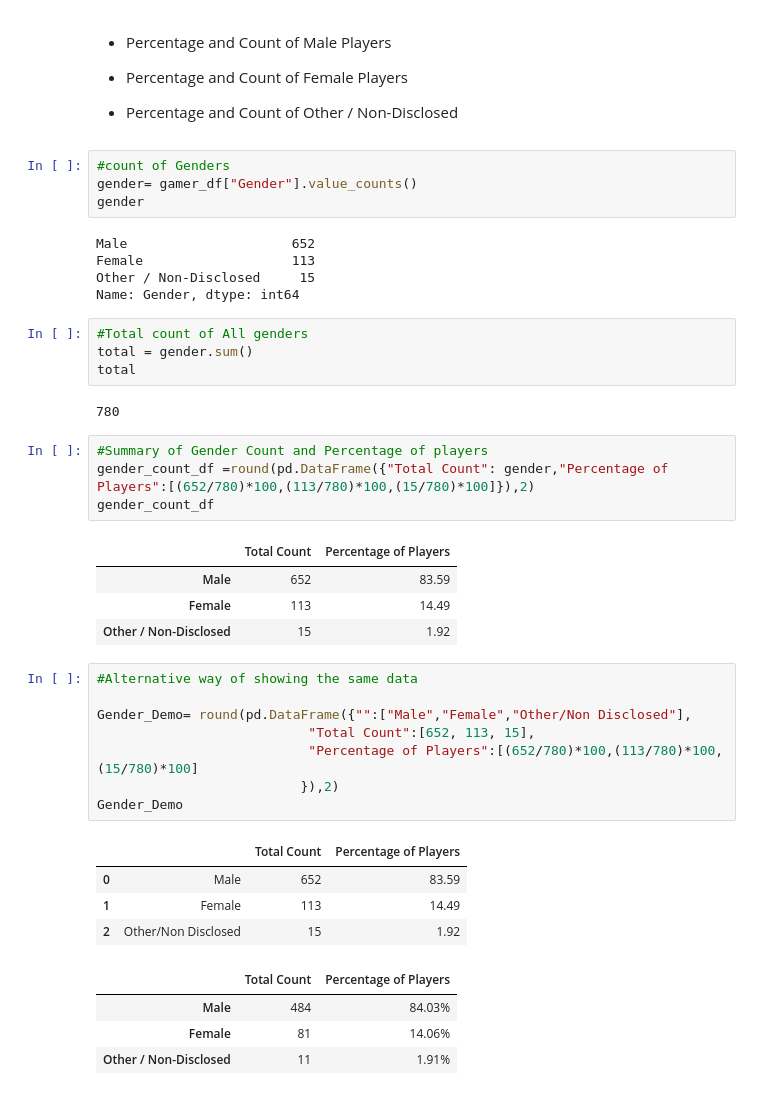
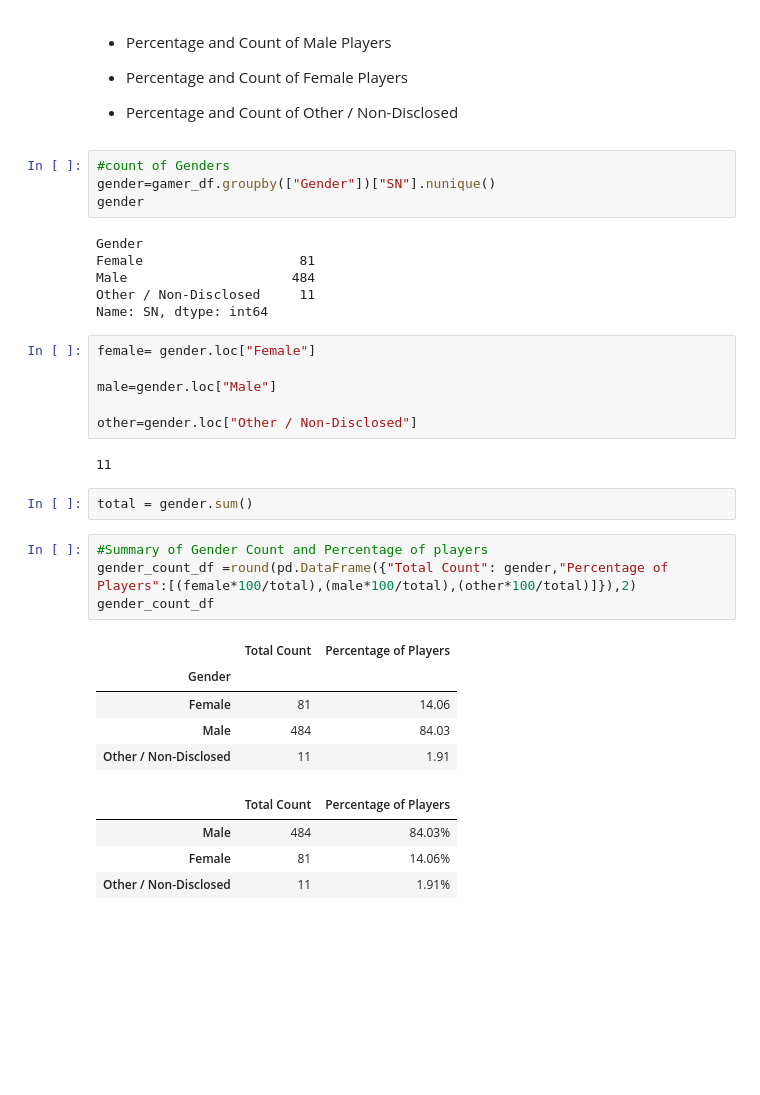
Before and after one commit to cdturner618/Panda-Challenge, a Jupyter notebook: HeroesOfPymoli/HeroesOfPymoli_starter.ipynb, the cells around one changed output. Saved outputs shown, nothing was run; the diff lists cells and outputs as text; blank space fills up the shorter version.

```diff
--- a/HeroesOfPymoli/HeroesOfPymoli_starter.ipynb
+++ b/HeroesOfPymoli/HeroesOfPymoli_starter.ipynb
@@ -102,41 +102,34 @@ Purchasing_Analysis
 * Percentage and Count of Other / Non-Disclosed
 # %%
 #count of Genders
-gender= gamer_df["Gender"].value_counts()
+gender=gamer_df.groupby(["Gender"])["SN"].nunique()
 gender
 # %% [output]
-Male                     652
-Female                   113
-Other / Non-Disclosed     15
-Name: Gender, dtype: int64
+Gender
+Female                    81
+Male                     484
+Other / Non-Disclosed     11
+Name: SN, dtype: int64
-# %%
-#Total count of All genders
-total = gender.sum()
-total
-# %% [output]
-780
+# %%
+female= gender.loc["Female"]
+
+male=gender.loc["Male"]
+
+other=gender.loc["Other / Non-Disclosed"]
+# %% [output]
+11
+# %%
+total = gender.sum()
 # %%
 #Summary of Gender Count and Percentage of players
-gender_count_df =round(pd.DataFrame({"Total Count": gender,"Percentage of Players":[(652/780)*100,(113/780)*100,(15/780)*100]}),2)
+gender_count_df =round(pd.DataFrame({"Total Count": gender,"Percentage of Players":[(female*100/total),(male*100/total),(other*100/total)]}),2)
 gender_count_df
 # %% [output]
 |  | Total Count | Percentage of Players |
-| Male | 652 | 83.59 |
-| Female | 113 | 14.49 |
-| Other / Non-Disclosed | 15 | 1.92 |
+| Gender |  |  |
+| Female | 81 | 14.06 |
+| Male | 484 | 84.03 |
+| Other / Non-Disclosed | 11 | 1.91 |
-# %%
-#Alternative way of showing the same data
-
-Gender_Demo= round(pd.DataFrame({"":["Male","Female","Other/Non Disclosed"],
-                           "Total Count":[652, 113, 15],
-                           "Percentage of Players":[(652/780)*100,(113/780)*100,(15/780)*100]
-                          }),2)
-Gender_Demo
-# %% [output]
-|  |  | Total Count | Percentage of Players |
-| 0 | Male | 652 | 83.59 |
-| 1 | Female | 113 | 14.49 |
-| 2 | Other/Non Disclosed | 15 | 1.92 |
 # %%
 # %% [output]
 |  | Total Count | Percentage of Players |
```
Also changed, not shown: parts of 16 cells of this notebook.
